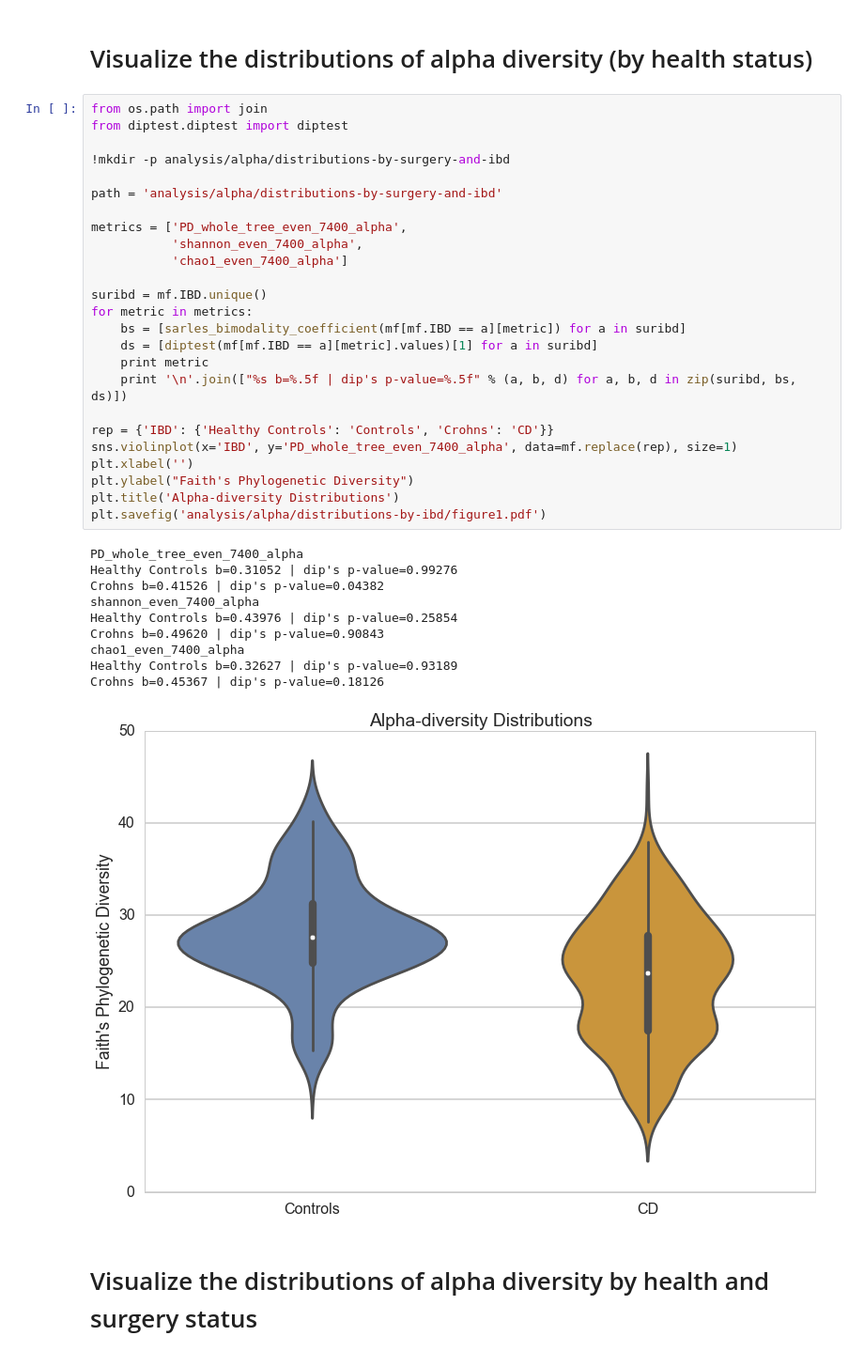
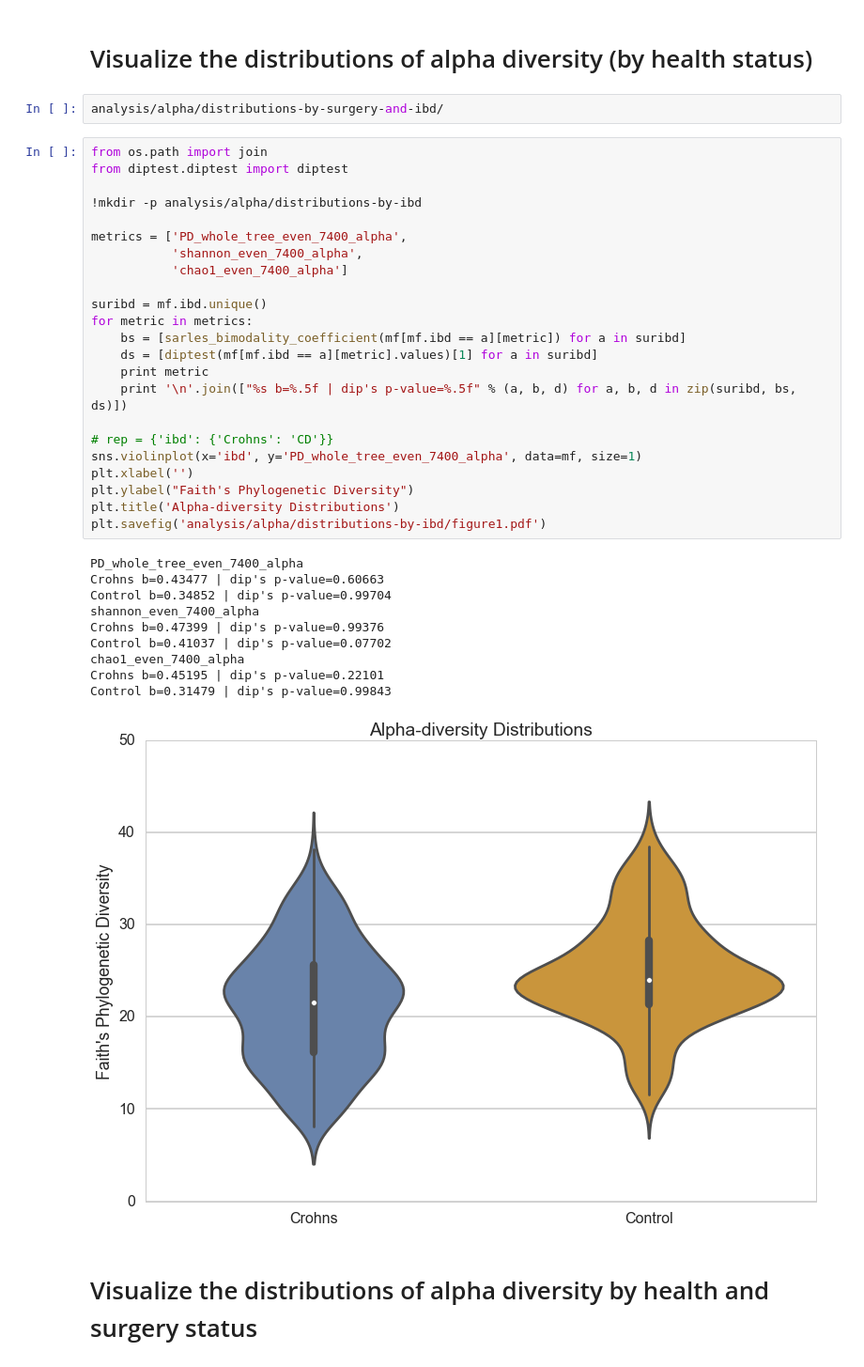
Before and after one commit to knightlab-analyses/longitudinal-ibd, a Jupyter notebook: 02-alpha-diversity.ipynb, the cells around one changed output. Shown at 94% size. Cells and saved outputs as stored; diff of their text form.

```diff
--- a/02-alpha-diversity.ipynb
+++ b/02-alpha-diversity.ipynb
@@ -137,41 +138,41 @@ mf['SURGERY_AND_IBD'] = mf.apply(funk, axis=1, reduce=False)
 # %% [markdown]
 # Visualize the distributions of alpha diversity (by health status)
+# %%
+analysis/alpha/distributions-by-surgery-and-ibd/
 # %%
 from os.path import join
 from diptest.diptest import diptest
 
-!mkdir -p analysis/alpha/distributions-by-surgery-and-ibd
-
-path = 'analysis/alpha/distributions-by-surgery-and-ibd'
+!mkdir -p analysis/alpha/distributions-by-ibd
 
 metrics = ['PD_whole_tree_even_7400_alpha',
            'shannon_even_7400_alpha',
            'chao1_even_7400_alpha']
 
-suribd = mf.IBD.unique()
+suribd = mf.ibd.unique()
 for metric in metrics:
-    bs = [sarles_bimodality_coefficient(mf[mf.IBD == a][metric]) for a in suribd]
-    ds = [diptest(mf[mf.IBD == a][metric].values)[1] for a in suribd]
+    bs = [sarles_bimodality_coefficient(mf[mf.ibd == a][metric]) for a in suribd]
+    ds = [diptest(mf[mf.ibd == a][metric].values)[1] for a in suribd]
     print metric
     print '\n'.join(["%s b=%.5f | dip's p-value=%.5f" % (a, b, d) for a, b, d in zip(suribd, bs, ds)])
 
-rep = {'IBD': {'Healthy Controls': 'Controls', 'Crohns': 'CD'}}
-sns.violinplot(x='IBD', y='PD_whole_tree_even_7400_alpha', data=mf.replace(rep), size=1)
+# rep = {'ibd': {'Crohns': 'CD'}}
+sns.violinplot(x='ibd', y='PD_whole_tree_even_7400_alpha', data=mf, size=1)
 plt.xlabel('')
 plt.ylabel("Faith's Phylogenetic Diversity")
 plt.title('Alpha-diversity Distributions')
 plt.savefig('analysis/alpha/distributions-by-ibd/figure1.pdf')
 # %% [output]
 PD_whole_tree_even_7400_alpha
-Healthy Controls b=0.31052 | dip's p-value=0.99276
-Crohns b=0.41526 | dip's p-value=0.04382
+Crohns b=0.43477 | dip's p-value=0.60663
+Control b=0.34852 | dip's p-value=0.99704
 shannon_even_7400_alpha
-Healthy Controls b=0.43976 | dip's p-value=0.25854
-Crohns b=0.49620 | dip's p-value=0.90843
+Crohns b=0.47399 | dip's p-value=0.99376
+Control b=0.41037 | dip's p-value=0.07702
 chao1_even_7400_alpha
-Healthy Controls b=0.32627 | dip's p-value=0.93189
-Crohns b=0.45367 | dip's p-value=0.18126
+Crohns b=0.45195 | dip's p-value=0.22101
+Control b=0.31479 | dip's p-value=0.99843
-[figure, old version]
+[figure, new version]
 # %% [markdown]
 # Visualize the distributions of alpha diversity by health and surgery status
 # %%
```
Also changed, not shown: parts of 5 cells of this notebook.
